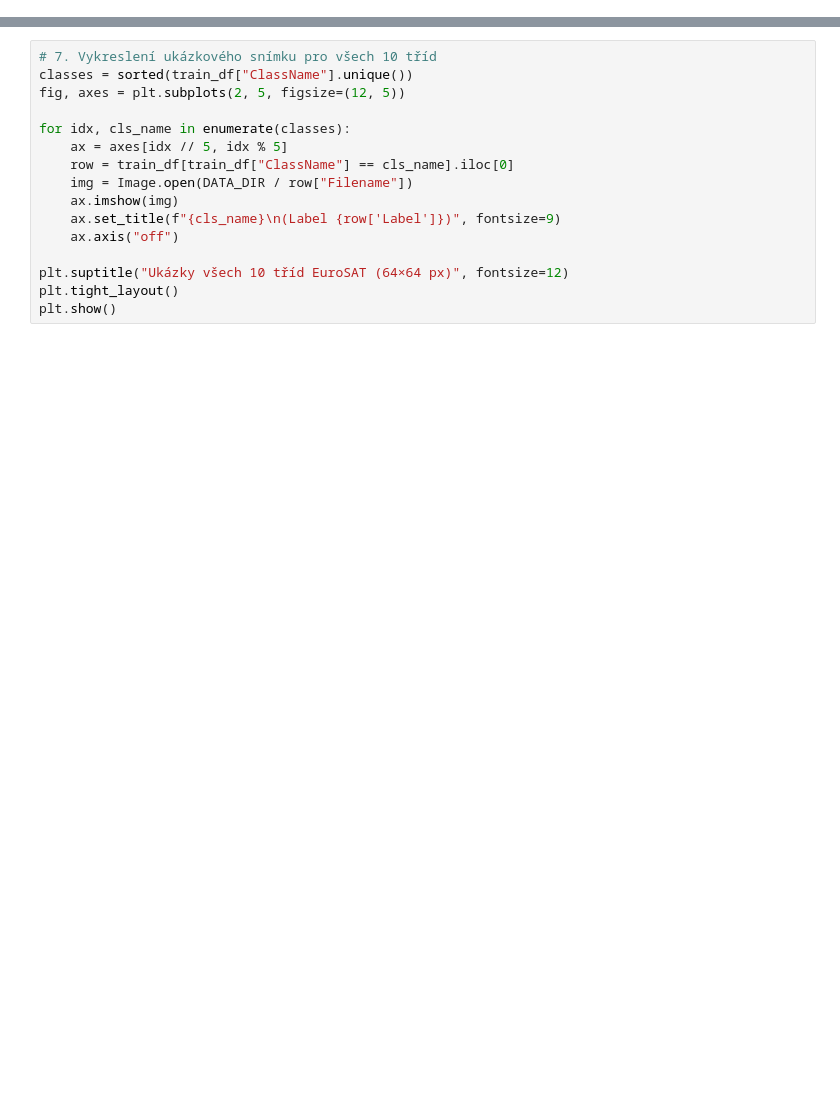
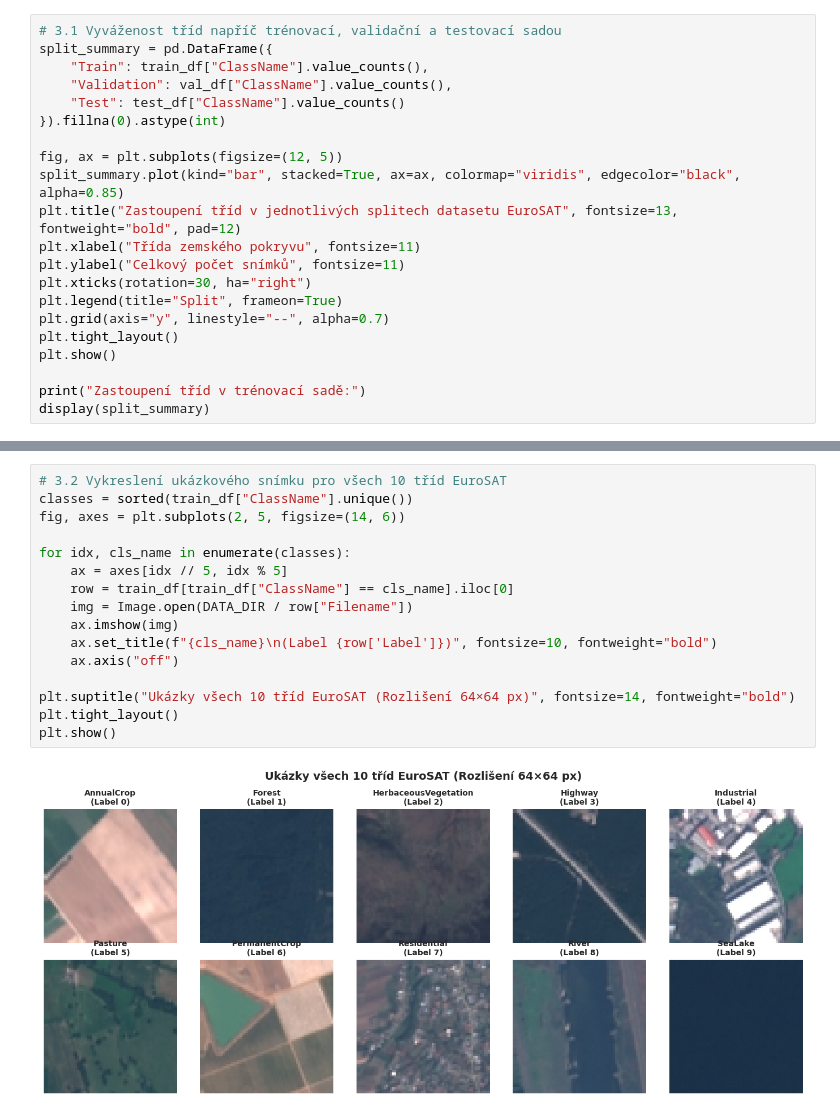
Before and after one commit to tomaskirnig/ML, a Jupyter notebook: ML_project_1.ipynb, the cells around one changed output, grey strips where cells are left out. Drawn from its saved outputs; the diff is of its cells as text; blank space fills up the shorter version.

```diff
--- a/ML_project_1.ipynb
+++ b/ML_project_1.ipynb
@@ -177,0 +216,21 @@ print(f"  • Směrodatná odchylka (Std):   R={std_rgb[0]:.4f}, G={std_rgb[1]:.
+# %%
+# 3.1 Vyváženost tříd napříč trénovací, validační a testovací sadou
+split_summary = pd.DataFrame({
+    "Train": train_df["ClassName"].value_counts(),
+    "Validation": val_df["ClassName"].value_counts(),
+    "Test": test_df["ClassName"].value_counts()
+}).fillna(0).astype(int)
+
+fig, ax = plt.subplots(figsize=(12, 5))
+split_summary.plot(kind="bar", stacked=True, ax=ax, colormap="viridis", edgecolor="black", alpha=0.85)
+plt.title("Zastoupení tříd v jednotlivých splitech datasetu EuroSAT", fontsize=13, fontweight="bold", pad=12)
+plt.xlabel("Třída zemského pokryvu", fontsize=11)
+plt.ylabel("Celkový počet snímků", fontsize=11)
+plt.xticks(rotation=30, ha="right")
+plt.legend(title="Split", frameon=True)
+plt.grid(axis="y", linestyle="--", alpha=0.7)
+plt.tight_layout()
+plt.show()
+
+print("Zastoupení tříd v trénovací sadě:")
+display(split_summary)
@@ -178,16 +252,18 @@ print(f"  • Směrodatná odchylka (Std):   R={std_rgb[0]:.4f}, G={std_rgb[1]:.
 # %%
-# 7. Vykreslení ukázkového snímku pro všech 10 tříd
+# 3.2 Vykreslení ukázkového snímku pro všech 10 tříd EuroSAT
 classes = sorted(train_df["ClassName"].unique())
-fig, axes = plt.subplots(2, 5, figsize=(12, 5))
+fig, axes = plt.subplots(2, 5, figsize=(14, 6))
 
 for idx, cls_name in enumerate(classes):
     ax = axes[idx // 5, idx % 5]
     row = train_df[train_df["ClassName"] == cls_name].iloc[0]
     img = Image.open(DATA_DIR / row["Filename"])
     ax.imshow(img)
-    ax.set_title(f"{cls_name}\n(Label {row['Label']})", fontsize=9)
+    ax.set_title(f"{cls_name}\n(Label {row['Label']})", fontsize=10, fontweight="bold")
     ax.axis("off")
 
-plt.suptitle("Ukázky všech 10 tříd EuroSAT (64×64 px)", fontsize=12)
+plt.suptitle("Ukázky všech 10 tříd EuroSAT (Rozlišení 64×64 px)", fontsize=14, fontweight="bold")
 plt.tight_layout()
 plt.show()
+# %% [output]
+[figure, added]
```
Also changed, not shown: parts of 15 cells of this notebook.
